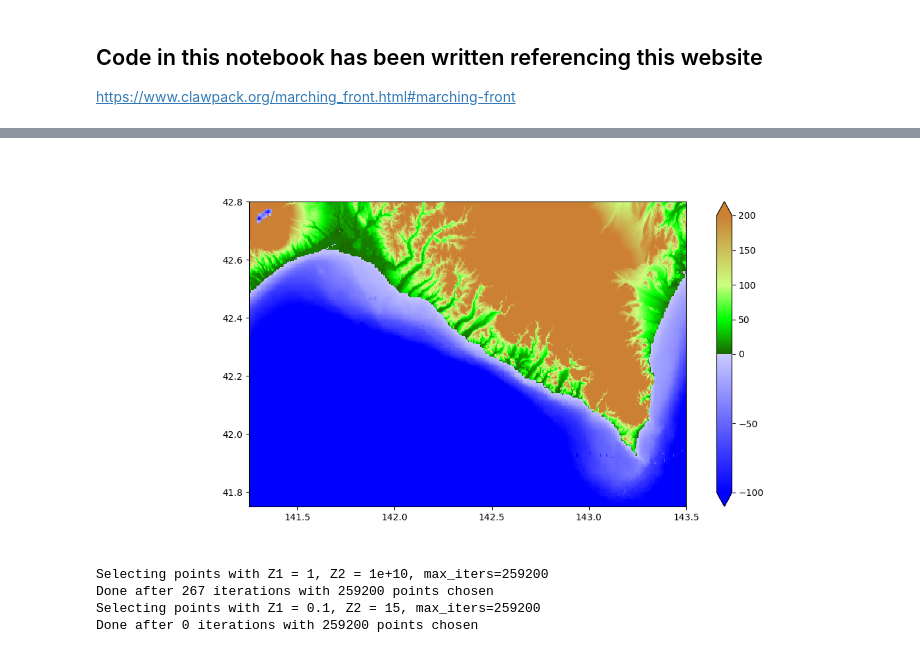
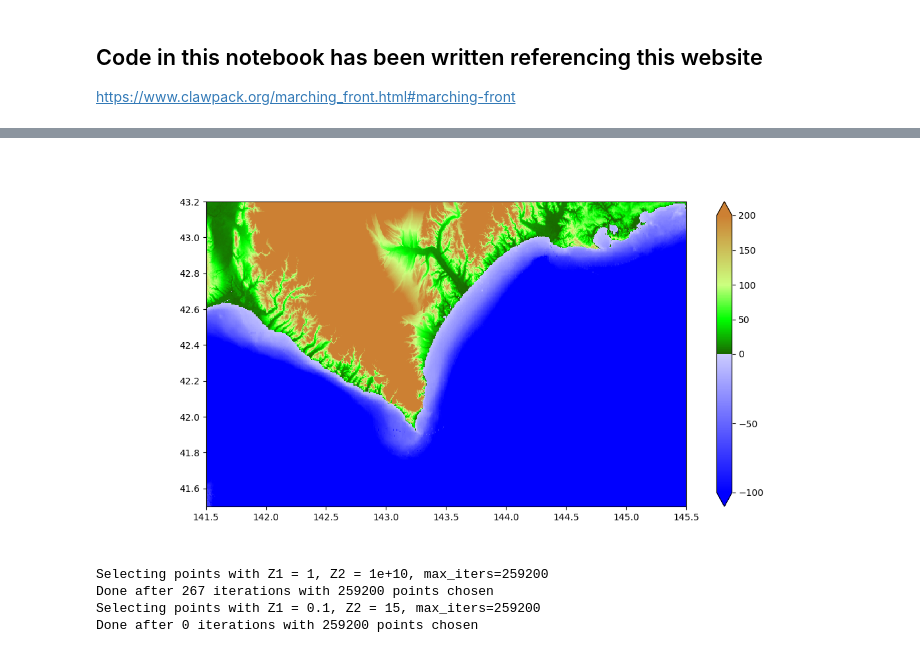
Before and after one commit to e-middleton/tsunami_proj, a Jupyter notebook: create_fgmax.ipynb, the cells around one changed output, grey strips where cells are left out. Drawn from its saved outputs; the diff is of its cells as text; code cells hidden in the pictures.

```diff
--- a/create_fgmax.ipynb
+++ b/create_fgmax.ipynb
@@ -31,35 +29,35 @@ Populating the interactive namespace from numpy and matplotlib
 
 topo_path = os.path.join(dir, 'curr_topo.tt3')
 topo = topotools.Topography(topo_path, topo_type=3)
-topo = topo.crop(filter_region=[141.25, 143.5, 41.75, 42.8])
+topo = topo.crop(filter_region=[141.5, 145.5, 41.5, 43.2])
 
 zmin = -100.
 zmax = 200.
 
 land_cmap = colormaps.make_colormap({ 0.0:[0.1,0.4,0.0],
                                      0.25:[0.0,1.0,0.0],
                                       0.5:[0.8,1.0,0.5],
                                       1.0:[0.8,0.5,0.2]})
 
 sea_cmap = colormaps.make_colormap({ 0.0:[0,0,1], 1.:[.8,.8,1]})
 
 cmap, norm = colormaps.add_colormaps((land_cmap, sea_cmap),
                                      data_limits=(zmin,zmax),
                                      data_break=0.)
 
 cmap_sea_dry = colormaps.make_colormap({ 0.0:[1.0,0.7,0.7], 1.:[1.0,0.7,0.7]})
 cmap_dry, norm_dry = colormaps.add_colormaps((land_cmap, cmap_sea_dry),
                                      data_limits=(zmin,zmax),
                                      data_break=0.)
 
 plt.close('all')
 if 1:
     figure(figsize=(12,6))
     pcolorcells(topo.X, topo.Y, topo.Z, cmap=cmap, norm=norm)
     colorbar(extend='both')
     gca().set_aspect(1./cos(48*pi/180.))
 # %% [output]
-[figure, old version]
+[figure, new version]
 # %%
 # choose fgmax points to monitor by selecting all points, regardless of topography, within 20 points of the coastline
 # as determined by sea level being 0
```
Also changed, not shown: parts of 1 cell of this notebook, 15 other files.
